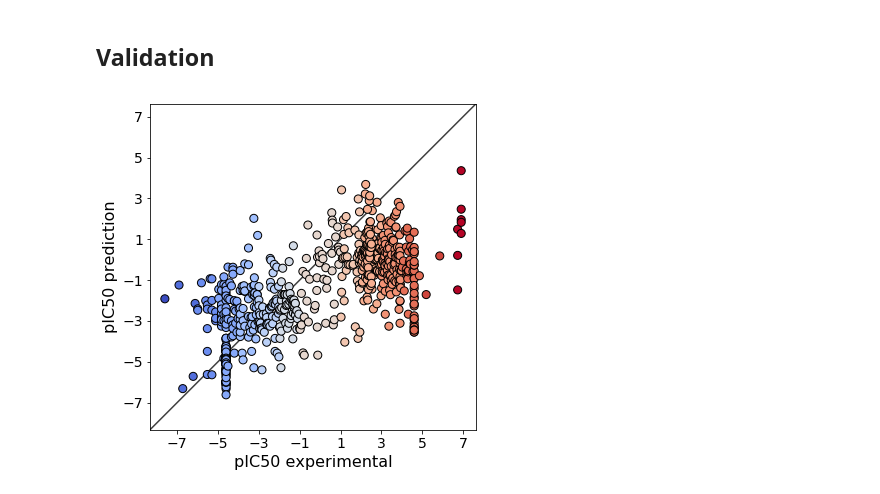
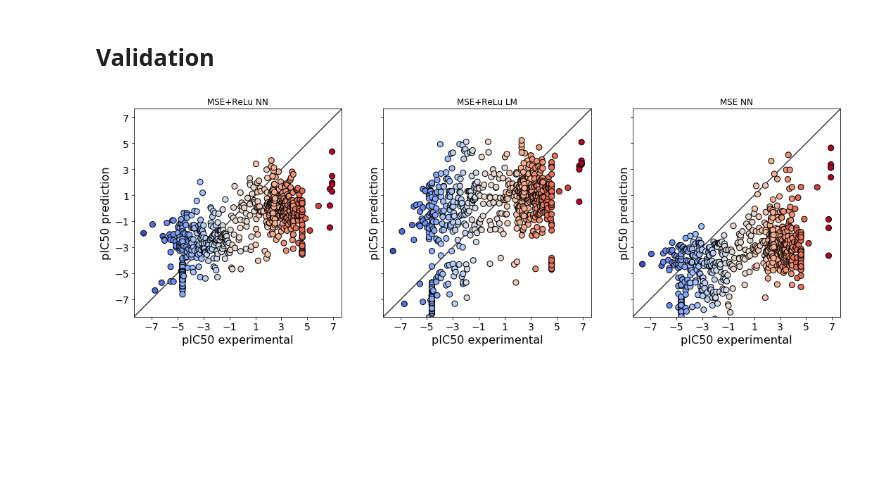
Before and after one commit to alejogiley/Novartis-Hackaton-7, a Jupyter notebook: Notebooks/Lee_NN.ipynb, the cells around one changed output. Cells and saved outputs as stored; diff of their text form; code cells hidden in the pictures; blank space fills up the shorter version.

```diff
--- a/Notebooks/Lee_NN.ipynb
+++ b/Notebooks/Lee_NN.ipynb
@@ -597,9 +591,8 @@ validset = validset[cols]
 # Reorder dataframe
 validset = validset[list(datasets.columns)]
 
-# REMOVE SAME SMILES
-#for name in datasets['Molecule SMILES']:
-#    if
+# Remove SMILES
+validset = validset[~validset['Molecule SMILES'].isin(datasets['Molecule SMILES'].values)]
 # %%
 # input and output
 y = validset['pIC50'].copy()
@@ -609,36 +602,107 @@ x = validset.iloc[:,4:].copy()
 x = x.astype('float64').to_numpy()
 # %%
 plt.rcParams["figure.figsize"] = (18,6)    # plot size
-fig, ax = plt.subplots()
+fig, axes = plt.subplots(1, 3, sharey=True)
+
+#-------------------------------------------------------------- PLOT 1
+ax = axes[0]
 
 c = y.astype(int)
 ax.scatter(y, network.predict(x),
            s=65, c=c, cmap=plt.cm.coolwarm,
            zorder=10, edgecolors='k')
 
 ax.set_xlabel("pIC50 experimental", fontsize=16)
 ax.set_ylabel("pIC50 prediction",   fontsize=16)
 
 lims = [
     np.min([ax.get_xlim(), ax.get_ylim()]),  # min of both axes
     np.max([ax.get_xlim(), ax.get_ylim()]),  # max of both axes
 ]
 
 # now plot both limits against eachother
 ax.plot(lims, lims, 'k-', alpha=0.75, zorder=0)
 ax.set_aspect('equal')
 ax.set_xlim(lims)
 ax.set_ylim(lims)
 
 # integer limits
 ilims = [int(x+0.5) for x in lims]
 ax.set_xticks(np.arange(*ilims,2))
 ax.set_yticks(np.arange(*ilims,2))
 
 # We change the fontsize of minor ticks label
 ax.tick_params(axis='both', which='major', labelsize=14)
 ax.tick_params(axis='both', which='major', labelsize=14)
 
+ax.title.set_text('MSE+ReLu NN')
+
+#-------------------------------------------------------------- PLOT 2
+ax = axes[1]
+
+c = y.astype(int)
+ax.scatter(y, shallow.predict(x),
+           s=65, c=c, cmap=plt.cm.coolwarm,
+           zorder=10, edgecolors='k')
+
+ax.set_xlabel("pIC50 experimental", fontsize=16)
+ax.set_ylabel("pIC50 prediction",   fontsize=16)
+
+lims = [
+    np.min([ax.get_xlim(), ax.get_ylim()]),  # min of both axes
+    np.max([ax.get_xlim(), ax.get_ylim()]),  # max of both axes
+]
+
+# now plot both limits against eachother
+ax.plot(lims, lims, 'k-', alpha=0.75, zorder=0)
+ax.set_aspect('equal')
+ax.set_xlim(lims)
+ax.set_ylim(lims)
+
+# integer limits
+ilims = [int(x+0.5) for x in lims]
+ax.set_xticks(np.arange(*ilims,2))
+ax.set_yticks(np.arange(*ilims,2))
+
+# We change the fontsize of minor ticks label
+ax.tick_params(axis='both', which='major', labelsize=14)
+ax.tick_params(axis='both', which='major', labelsize=14)
+
+ax.title.set_text('MSE+ReLu LM')
+
+#-------------------------------------------------------------- PLOT 3
+ax = axes[2]
+
+c = y.astype(int)
+ax.scatter(y, network2.predict(x),
+           s=65, c=c, cmap=plt.cm.coolwarm,
+           zorder=10, edgecolors='k')
+
+ax.set_xlabel("pIC50 experimental", fontsize=16)
+ax.set_ylabel("pIC50 prediction",   fontsize=16)
+
+lims = [
+    np.min([ax.get_xlim(), ax.get_ylim()]),  # min of both axes
+    np.max([ax.get_xlim(), ax.get_ylim()]),  # max of both axes
+]
+
+# now plot both limits against eachother
+ax.plot(lims, lims, 'k-', alpha=0.75, zorder=0)
+ax.set_aspect('equal')
+ax.set_xlim(lims)
+ax.set_ylim(lims)
+
+# integer limits
+ilims = [int(x+0.5) for x in lims]
+ax.set_xticks(np.arange(*ilims,2))
+ax.set_yticks(np.arange(*ilims,2))
+
+# We change the fontsize of minor ticks label
+ax.tick_params(axis='both', which='major', labelsize=14)
+ax.tick_params(axis='both', which='major', labelsize=14)
+
+ax.title.set_text('MSE NN')
+
 plt.show()
 # %% [output]
-[figure, old version]
+[figure, new version]
```
Also changed, not shown: parts of 4 cells of this notebook.
